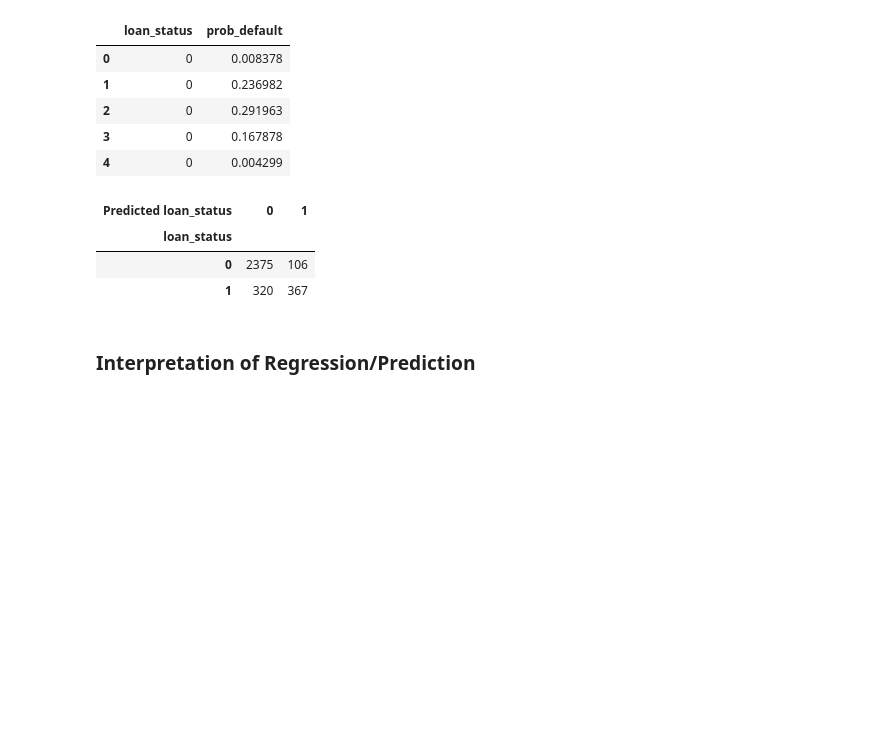
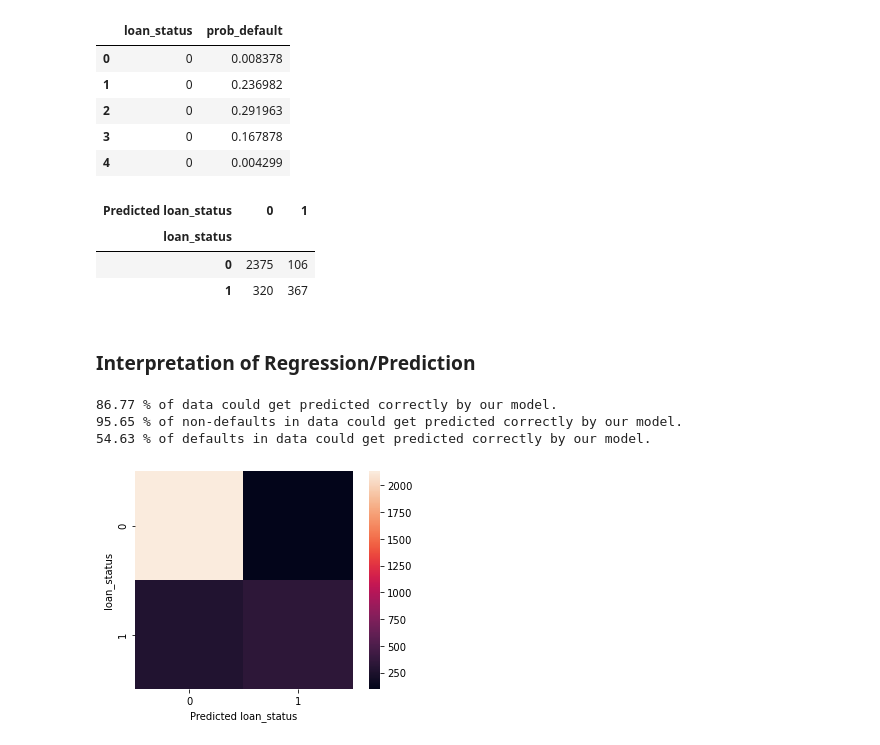
Before and after one commit to Shinan-tech/Credit_default, a Jupyter notebook: Final_version.ipynb, the cells around one changed output. Drawn from its saved outputs; the diff is of its cells as text; code cells hidden in the pictures; blank space fills up the shorter version.

Commit message:
Explanation Prediction

```diff
--- a/Final_version.ipynb
+++ b/Final_version.ipynb
@@ -776,21 +787,28 @@ predcition_tab_new
 # Prediction
 
 # number of customers per loan_status
-default=predcition_tab.iloc[0]
-non_default=predcition_tab.iloc[1]
+default=predcition_tab.iloc[1].sum()
+non_default=predcition_tab.iloc[0].sum()
 # number of customers who defaulted and we predicted default
 default_true=predcition_tab.iloc[1,1]
-# number of customers who did not defaulted and we predicted default
-non_default_false=predcition_tab.iloc[0,1]
-# number of customers who defaulted and we predicted no default
-default_false=predcition_tab.iloc[1,0]
 # number of customers who did not defaulted and we predicted no default
-non_default_true=predcition_tab.iloc[1,1]
+non_default_true=predcition_tab.iloc[0,0]
 
-true_prediction=
-false_prediction=
-true_negative=
-true_positive
+true_prediction= round((default_true + non_default_true)/ (default + non_default) * 100,2)
+false_prediction= round((1 - true_prediction) * 100,)
+true_positive= round(non_default_true /non_default * 100,2)
+true_negative= round(default_true/default * 100,2)
 
-
-#heatmap
+print("{} % of data could get predicted correctly by our model.".format(true_prediction))
+print("{} % of non-defaults in data could get predicted correctly by our model.".format(true_positive))
+print("{} % of defaults in data could get predicted correctly by our model.".format(true_negative))
+# %% [output]
+86.77 % of data could get predicted correctly by our model.
+95.65 % of non-defaults in data could get predicted correctly by our model.
+54.63 % of defaults in data could get predicted correctly by our model.
+# %%
+#heatmap
+sns.heatmap(predcition_tab, square = True)
+plt.show()
+# %% [output]
+[figure, added]
```
Also changed, not shown: parts of 3 cells of this notebook, 1 other file.
